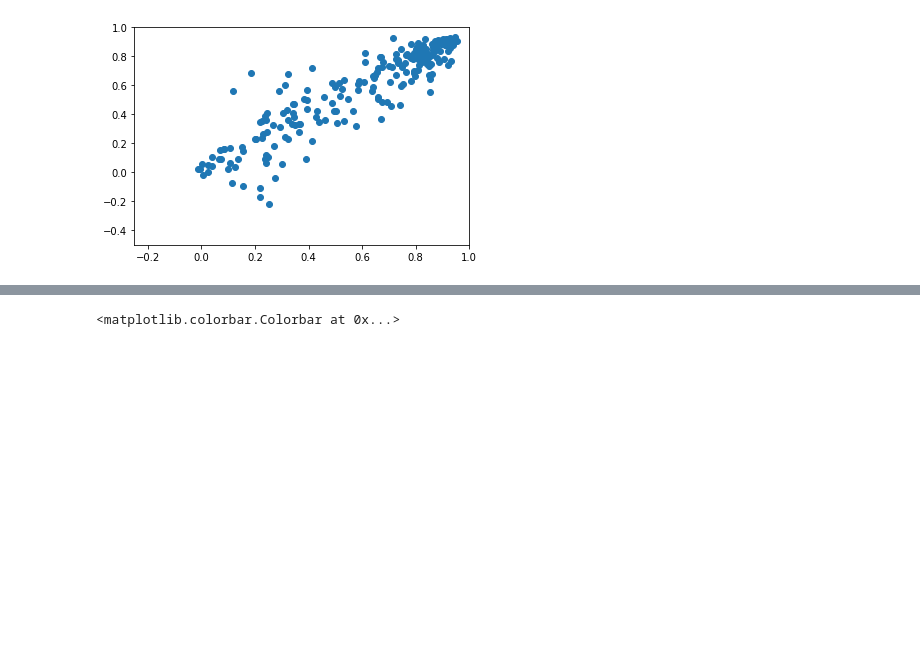
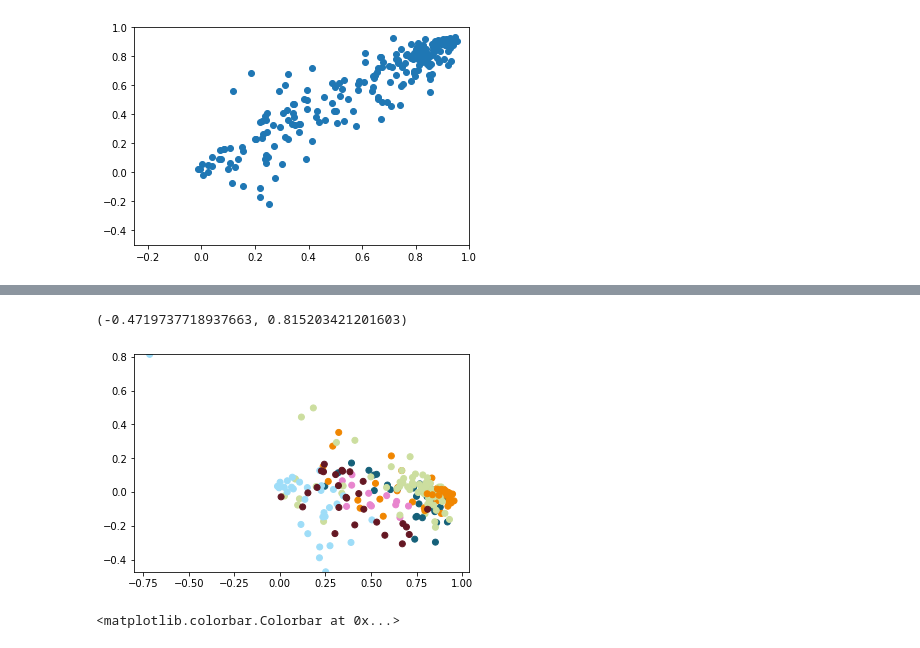
Before and after one commit to andersonsam/cnn_lstm_interpret, a Jupyter notebook: hindcast.ipynb, the cells around one changed output, grey strips where cells are left out. Cells and saved outputs as stored; diff of their text form; code cells hidden in the pictures; blank space fills up the shorter version.

```diff
--- a/hindcast.ipynb
+++ b/hindcast.ipynb
@@ -1046,3 +1041,5 @@ for station in range(len(stationInds)):
 
   NSE_modern[station] = nse(y_obs = y_obs[inds],
                           y_model = y_model[inds])
+
+dNSE = NSE_hind - NSE_modern
@@ -1061,3 +1073,9 @@ plt.xlim((-0.25, 1))
+# %%
+plt.scatter(NSE_modern, dNSE, c = cStations)
+plt.ylim((np.sort(dNSE)[2], np.max(dNSE)))
+# %% [output]
+(-0.4719737718937663, 0.815203421201603)
+[figure, added]
 # %%
 dNSE = NSE_hind - NSE_modern
 
```
Also changed, not shown: parts of 56 cells of this notebook.
